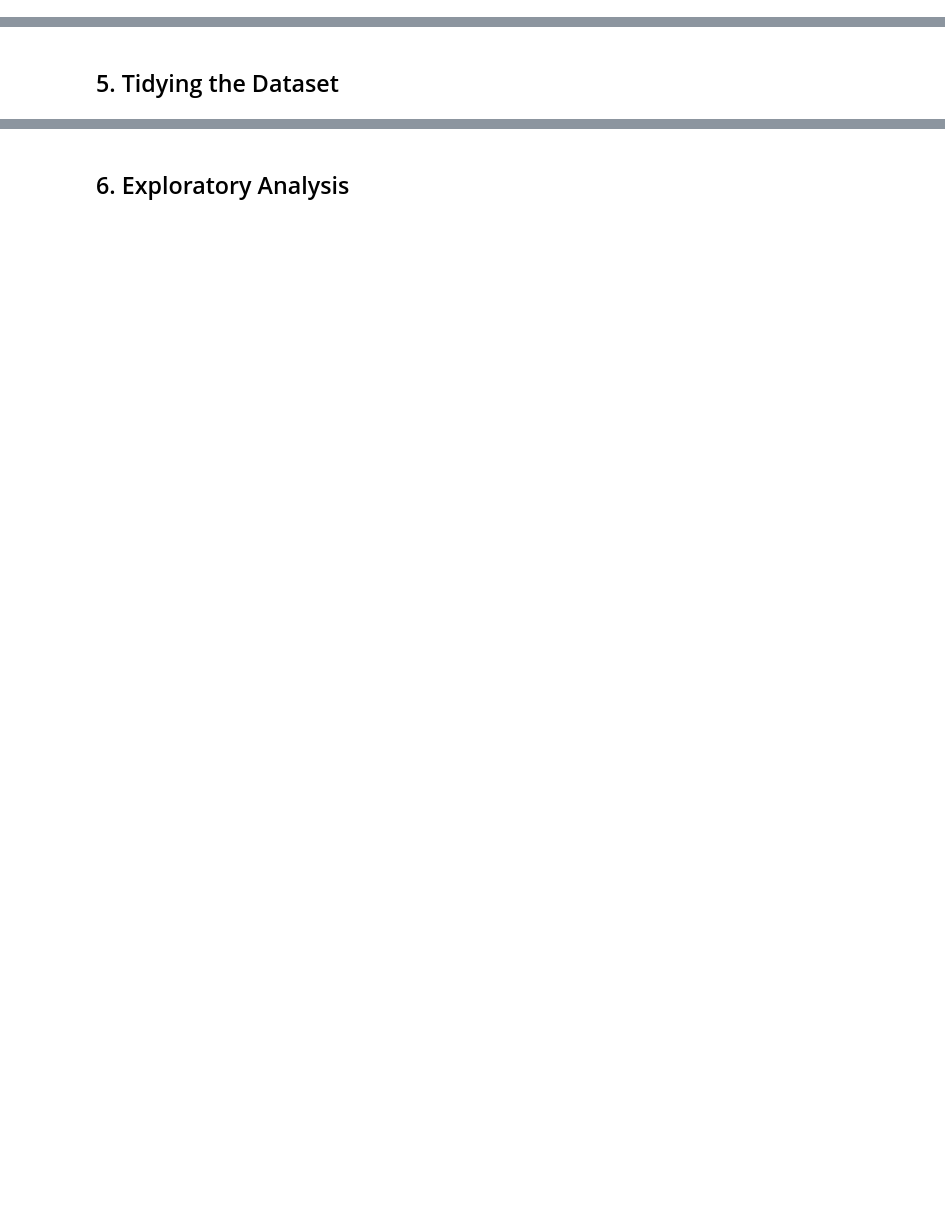
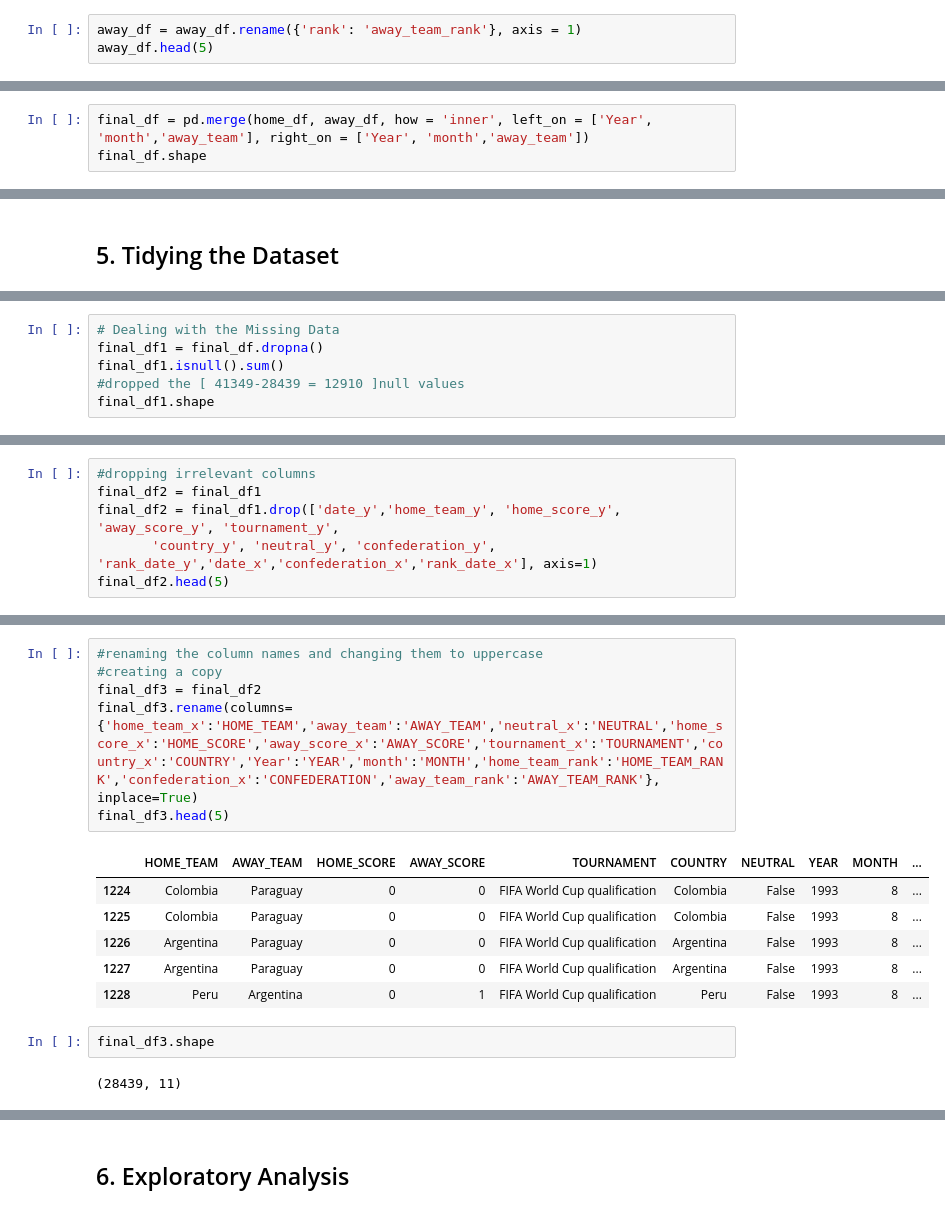
Before and after one commit to vivianusdjpy/SUPERVISED-LEARNING-WITH-EDA, a Jupyter notebook: Supervised_Learning_with_Exploratory_Data_Analysis_Mchezo_Pesa_Project.ipynb, the cells around one changed output, grey strips where cells are left out. Cells and saved outputs as stored; diff of their text form; blank space fills up the shorter version.

```diff
--- a/Supervised_Learning_with_Exploratory_Data_Analysis_Mchezo_Pesa_Project.ipynb
+++ b/Supervised_Learning_with_Exploratory_Data_Analysis_Mchezo_Pesa_Project.ipynb
@@ -292,0 +322,3 @@ fifa_df.head()
+# %%
+away_df = away_df.rename({'rank': 'away_team_rank'}, axis = 1)
+away_df.head(5)
@@ -292,0 +332,3 @@ fifa_df.head()
+# %%
+final_df = pd.merge(home_df, away_df, how = 'inner', left_on = ['Year', 'month','away_team'], right_on = ['Year', 'month','away_team'])
+final_df.shape
@@ -316,0 +382,6 @@ memory usage: 2.4+ MB
+# %%
+# Dealing with the Missing Data
+final_df1 = final_df.dropna()
+final_df1.isnull().sum()
+#dropped the [ 41349-28439 = 12910 ]null values
+final_df1.shape
@@ -331,0 +410,6 @@ memory usage: 2.4+ MB
+# %%
+#dropping irrelevant columns
+final_df2 = final_df1
+final_df2 = final_df1.drop(['date_y','home_team_y', 'home_score_y', 'away_score_y', 'tournament_y',
+       'country_y', 'neutral_y', 'confederation_y', 'rank_date_y','date_x','confederation_x','rank_date_x'], axis=1)
+final_df2.head(5)
@@ -331,0 +423,17 @@ memory usage: 2.4+ MB
+# %%
+#renaming the column names and changing them to uppercase
+#creating a copy
+final_df3 = final_df2
+final_df3.rename(columns={'home_team_x':'HOME_TEAM','away_team':'AWAY_TEAM','neutral_x':'NEUTRAL','home_score_x':'HOME_SCORE','away_score_x':'AWAY_SCORE','tournament_x':'TOURNAMENT','country_x':'COUNTRY','Year':'YEAR','month':'MONTH','home_team_rank':'HOME_TEAM_RANK','confederation_x':'CONFEDERATION','away_team_rank':'AWAY_TEAM_RANK'}, inplace=True)
+final_df3.head(5)
+# %% [output]
+|  | HOME_TEAM | AWAY_TEAM | HOME_SCORE | AWAY_SCORE | TOURNAMENT | COUNTRY | NEUTRAL | YEAR | MONTH | ... |
+| 1224 | Colombia | Paraguay | 0 | 0 | FIFA World Cup qualification | Colombia | False | 1993 | 8 | ... |
+| 1225 | Colombia | Paraguay | 0 | 0 | FIFA World Cup qualification | Colombia | False | 1993 | 8 | ... |
+| 1226 | Argentina | Paraguay | 0 | 0 | FIFA World Cup qualification | Argentina | False | 1993 | 8 | ... |
+| 1227 | Argentina | Paraguay | 0 | 0 | FIFA World Cup qualification | Argentina | False | 1993 | 8 | ... |
+| 1228 | Peru | Argentina | 0 | 1 | FIFA World Cup qualification | Peru | False | 1993 | 8 | ... |
+# %%
+final_df3.shape
+# %% [output]
+(28439, 11)
```
Also changed, not shown: parts of 26 cells of this notebook.
